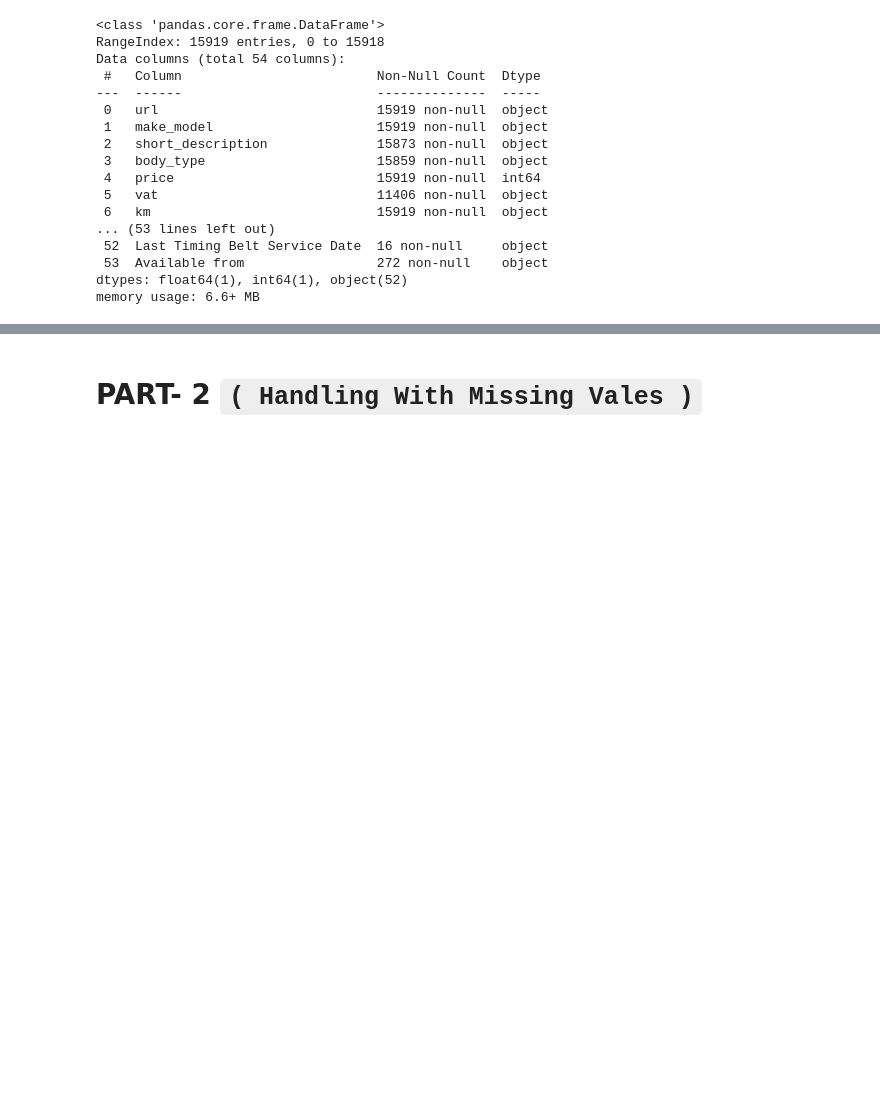
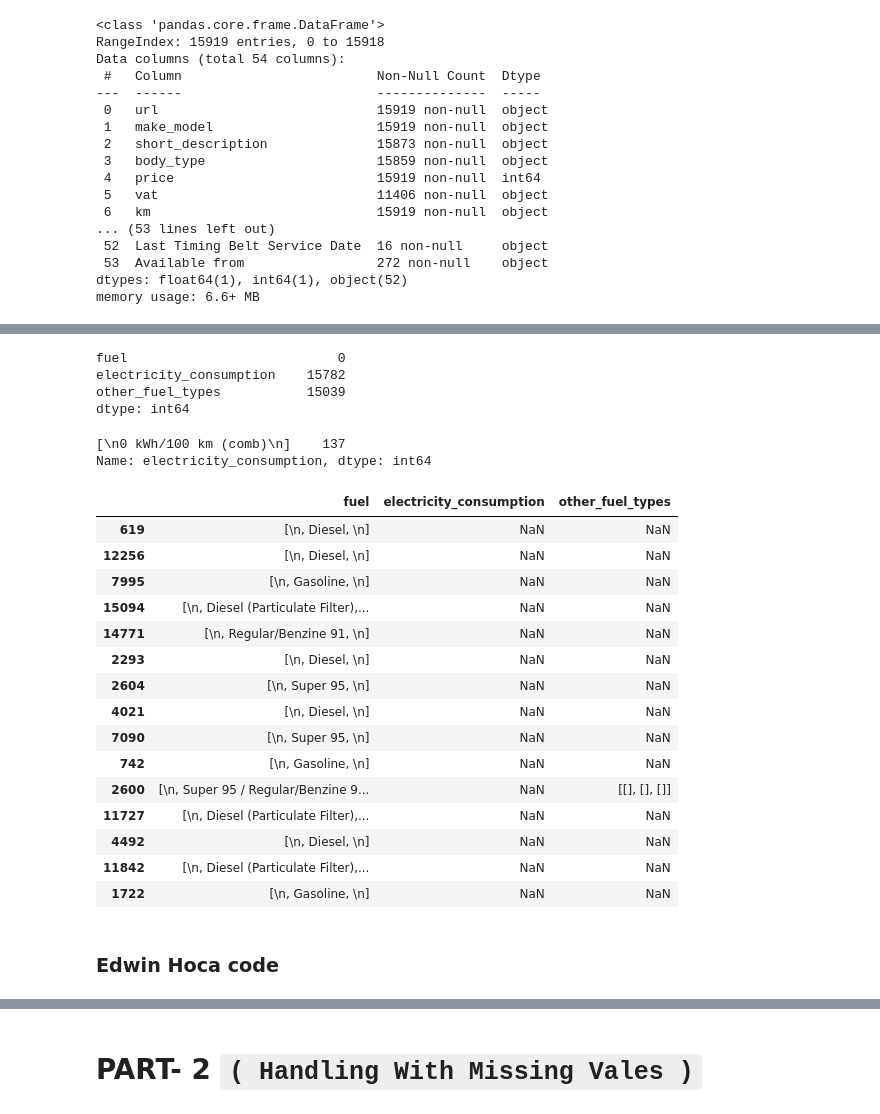
Before and after one commit to YusufSHub/DAwPython-Capstone-Project, a Jupyter notebook: DAwPy-Capstone_Project_(AutoScout)_D1124-Yusuf.ipynb, the cells around one changed output, grey strips where cells are left out. Cells and saved outputs as stored; diff of their text form; code cells hidden in the pictures; blank space fills up the shorter version.

```diff
--- a/DAwPy-Capstone_Project_(AutoScout)_D1124-Yusuf.ipynb
+++ b/DAwPy-Capstone_Project_(AutoScout)_D1124-Yusuf.ipynb
@@ -91,0 +1647,6 @@ df["kW"].isna().count()
+# %%
+df["previous_owners"] = [item[0] if type(item) == list else item for item in df["previous_owners"]]
+## hepsini liste disina cikaracak4
+
+
+df["previous_owners"]= df["previous_owners"].str.strip("\n").astype('float')
@@ -91,0 +1767,33 @@ df["kW"].isna().count()
+# %%
+df[["fuel","electricity_consumption","other_fuel_types"]].isnull().sum()
+# %% [output]
+fuel                           0
+electricity_consumption    15782
+other_fuel_types           15039
+dtype: int64
+# %%
+df["electricity_consumption"].value_counts()
+# %% [output]
+[\n0 kWh/100 km (comb)\n]    137
+Name: electricity_consumption, dtype: int64
+# %%
+df[["fuel","electricity_consumption", "other_fuel_types" ]].sample(15)
+# %% [output]
+|  | fuel | electricity_consumption | other_fuel_types |
+| 619 | [\n, Diesel, \n] | NaN | NaN |
+| 12256 | [\n, Diesel, \n] | NaN | NaN |
+| 7995 | [\n, Gasoline, \n] | NaN | NaN |
+| 15094 | [\n, Diesel (Particulate Filter),... | NaN | NaN |
+| 14771 | [\n, Regular/Benzine 91, \n] | NaN | NaN |
+| 2293 | [\n, Diesel, \n] | NaN | NaN |
+| 2604 | [\n, Super 95, \n] | NaN | NaN |
+| 4021 | [\n, Diesel, \n] | NaN | NaN |
+| 7090 | [\n, Super 95, \n] | NaN | NaN |
+| 742 | [\n, Gasoline, \n] | NaN | NaN |
+| 2600 | [\n, Super 95 / Regular/Benzine 9... | NaN | [[], [], []] |
+| 11727 | [\n, Diesel (Particulate Filter),... | NaN | NaN |
+| 4492 | [\n, Diesel, \n] | NaN | NaN |
+| 11842 | [\n, Diesel (Particulate Filter),... | NaN | NaN |
+| 1722 | [\n, Gasoline, \n] | NaN | NaN |
+# %% [markdown]
+### Edwin Hoca code
```
Also changed, not shown: parts of 260 cells of this notebook, 5 other files.
